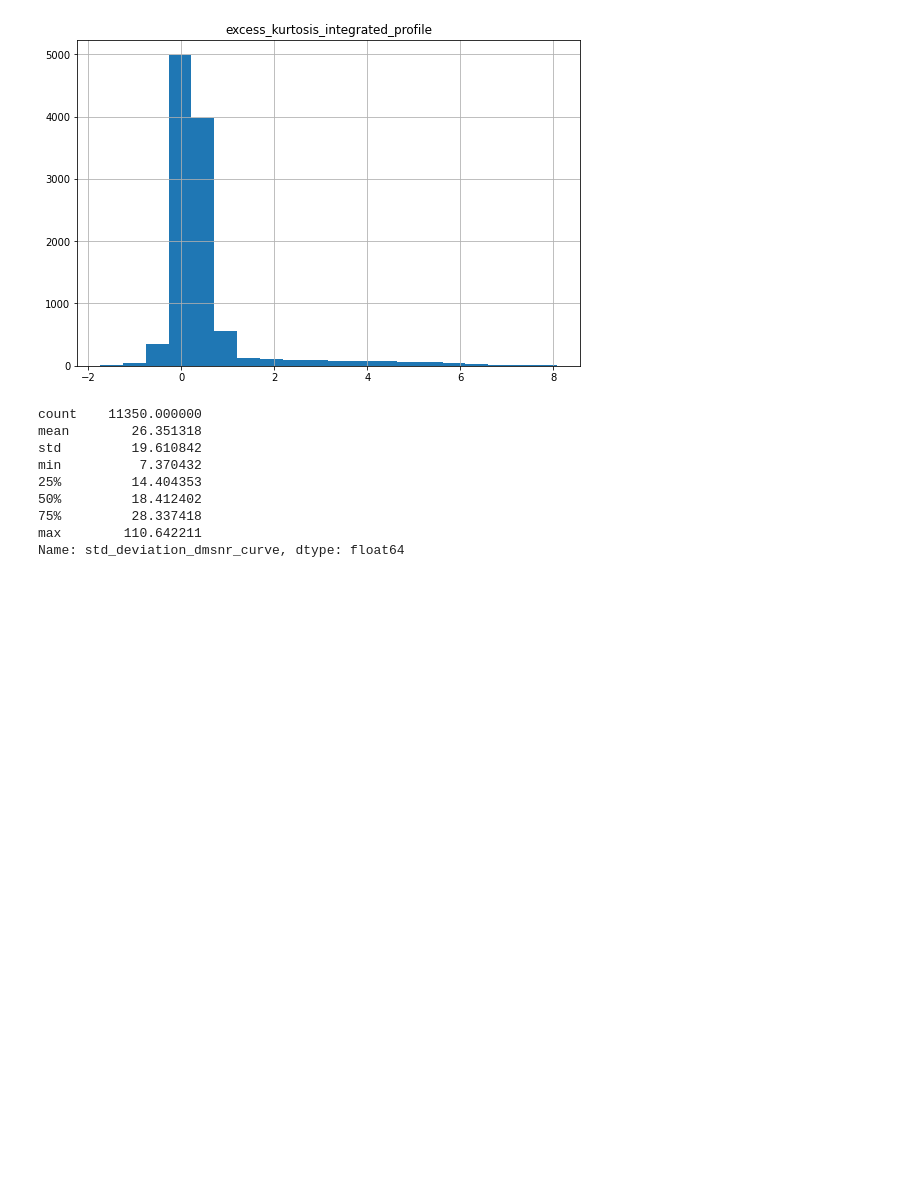
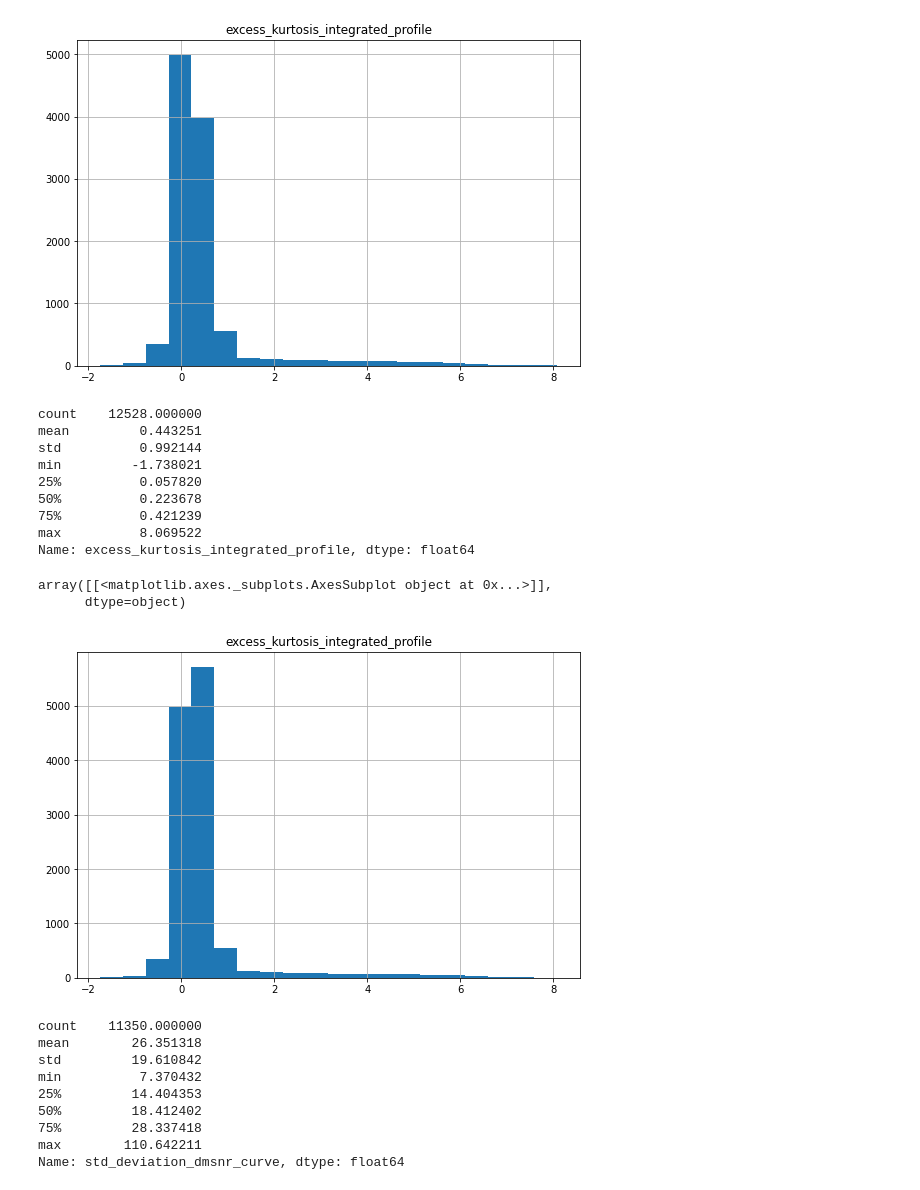
Before and after one commit to dsarj/tcc_previsao_pulsares, a Jupyter notebook: pulse_star.ipynb, the cells around one changed output. Drawn from its saved outputs; the diff is of its cells as text; code cells hidden in the pictures; blank space fills up the shorter version.

Commit message:
Preenchendo valores faltantes com a mediana

```diff
--- a/pulse_star.ipynb
+++ b/pulse_star.ipynb
@@ -175,5 +175,31 @@ Name: excess_kurtosis_integrated_profile, dtype: float64
 array([[<matplotlib.axes._subplots.AxesSubplot object at 0x...>]],
       dtype=object)
 [figure]
+# %%
+# Preenchendo os valores faltantes da coluna com a mediana
+mediana = np.median([el for el in ps_train["excess_kurtosis_integrated_profile"] if (np.isnan(el) == False)])
+
+novo_valor = np.where(ps_train["excess_kurtosis_integrated_profile"].isnull(),
+                   mediana,
+                   ps_train["excess_kurtosis_integrated_profile"])
+ps_train["excess_kurtosis_integrated_profile"] = novo_valor
+
+print(ps_train["excess_kurtosis_integrated_profile"].describe())
+ps_train.hist(column='excess_kurtosis_integrated_profile',
+                   figsize=(9,6),
+                   bins=20)
+# %% [output]
+count    12528.000000
+mean         0.443251
+std          0.992144
+min         -1.738021
+25%          0.057820
+50%          0.223678
+75%          0.421239
+max          8.069522
+Name: excess_kurtosis_integrated_profile, dtype: float64
+array([[<matplotlib.axes._subplots.AxesSubplot object at 0x...>]],
+      dtype=object)
+[figure, added]
 # %%
 # Analisando a coluna std_deviation_dmsnr_curve
```
Also changed, not shown: parts of 3 cells of this notebook.
